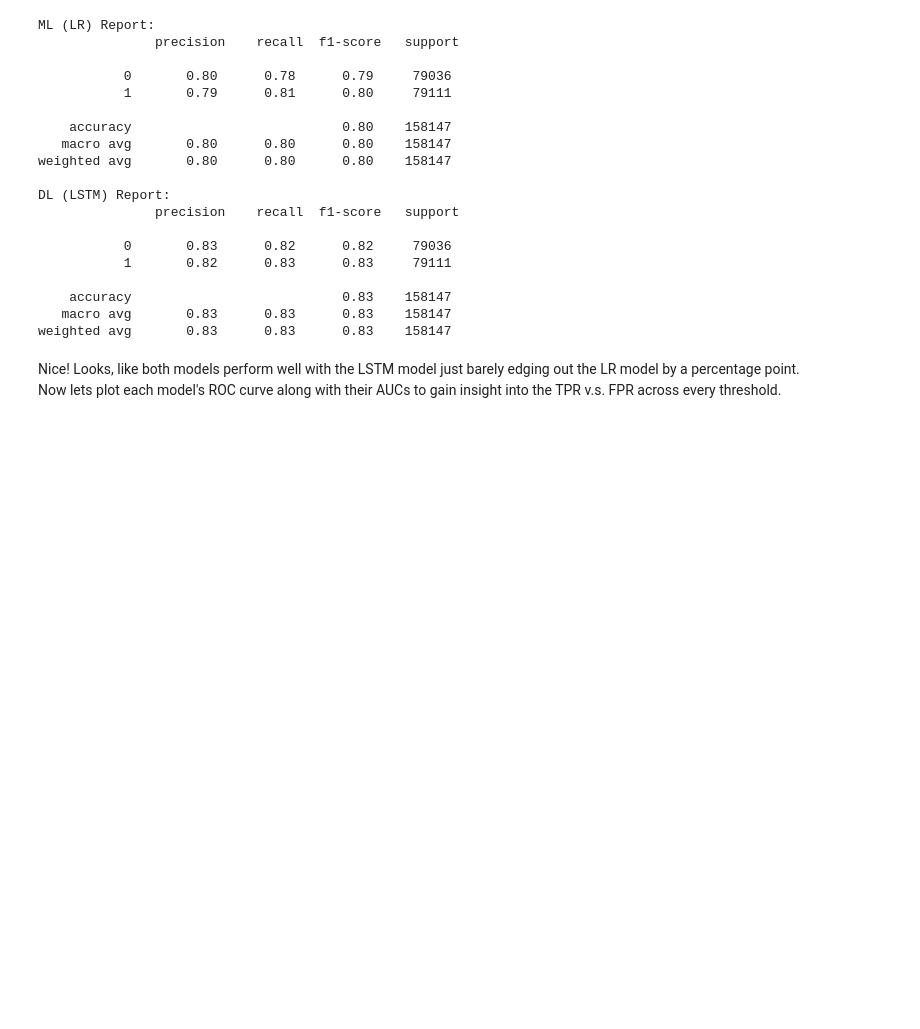
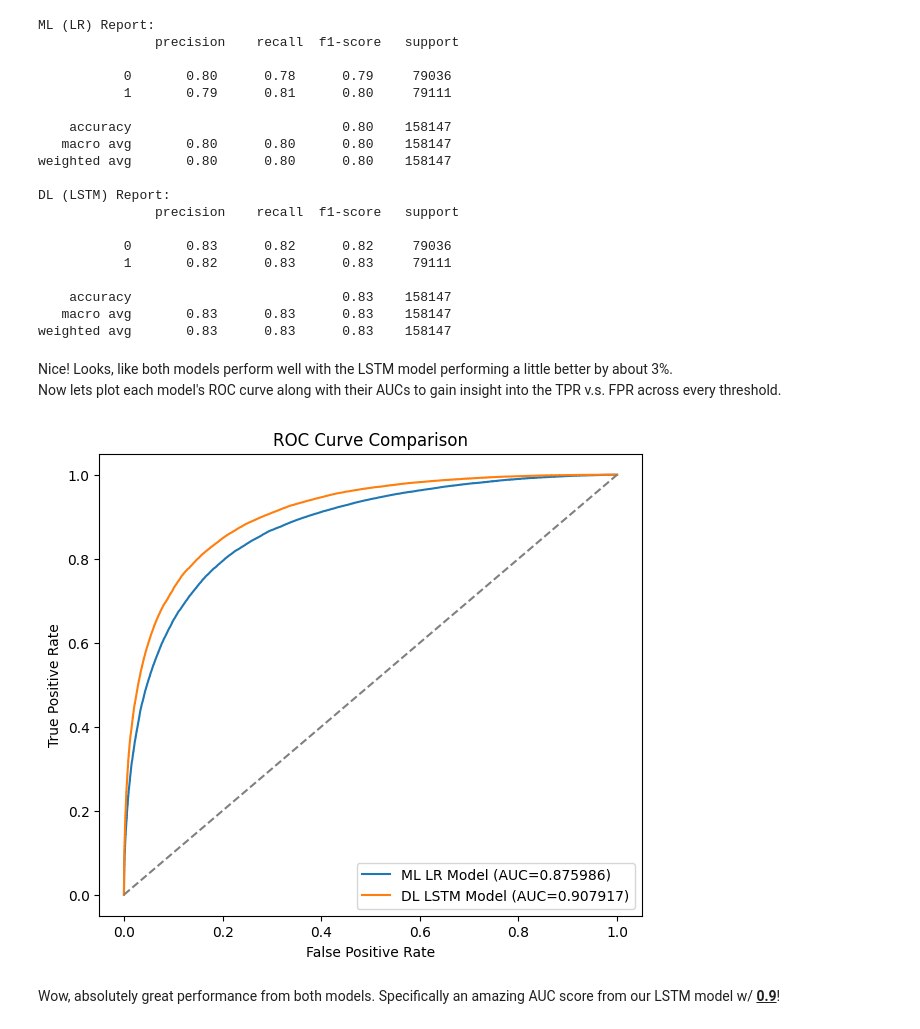
Before and after one commit to SawyerAlston/ML-vs-DL-Sentiment-Classification, a Jupyter notebook: notebooks/twitter_sentiment_analysis.ipynb, the cells around one changed output. Saved outputs shown, nothing was run; the diff lists cells and outputs as text; code cells hidden in the pictures; blank space fills up the shorter version.

```diff
--- a/notebooks/twitter_sentiment_analysis.ipynb
+++ b/notebooks/twitter_sentiment_analysis.ipynb
@@ -563,5 +563,50 @@ DL (LSTM) Report:
    macro avg       0.83      0.83      0.83    158147
 weighted avg       0.83      0.83      0.83    158147
 # %% [markdown]
-Nice! Looks, like both models perform well with the LSTM model just barely edging out the LR model by a percentage point.<br>
+Nice! Looks, like both models perform well with the LSTM model performing a little better by about 3%.<br/>
 Now lets plot each model's ROC curve along with their AUCs to gain insight into the TPR v.s. FPR across every threshold.
+# %%
+#Logistic Regression model
+ml_prob = clf.predict_proba(vectorizer.transform(test_texts))[:, 1]
+
+#LSTM model
+model.eval()
+dl_probs = []
+
+with torch.no_grad():
+    for batch in test_loader:
+        texts, labels = batch
+        texts = texts.to(next(model.parameters()).device)
+        output = model(texts)
+
+        probs = torch.sigmoid(output).squeeze()
+
+        dl_probs.extend(probs.cpu().numpy())
+dl_probs = np.array(dl_probs)
+
+#Create ROC curves
+from sklearn.metrics import roc_curve, roc_auc_score
+
+#LR model
+ml_fpr, ml_tpr, _ = roc_curve(test_labels, ml_prob)
+ml_auc = roc_auc_score(test_labels, ml_prob)
+
+#LSTM model
+dl_fpr, dl_tpr, _ = roc_curve(test_labels, dl_probs)
+dl_auc = roc_auc_score(test_labels, dl_probs)
+
+#Lets plot them
+plt.figure(figsize=(7, 6))
+
+plt.plot(ml_fpr, ml_tpr, label=f"ML LR Model (AUC={ml_auc:3f})")
+plt.plot(dl_fpr, dl_tpr, label=f"DL LSTM Model (AUC={dl_auc:3f})")
+plt.plot([0,1], [0,1], linestyle="--", color="grey")
+plt.xlabel("False Positive Rate")
+plt.ylabel("True Positive Rate")
+plt.title("ROC Curve Comparison")
+plt.legend()
+plt.show()
+# %% [output]
+[figure, added]
+# %% [markdown]
+Wow, absolutely great performance from both models. Specifically an amazing AUC score from our LSTM model w/ <u>**0.9**</u>!
```
